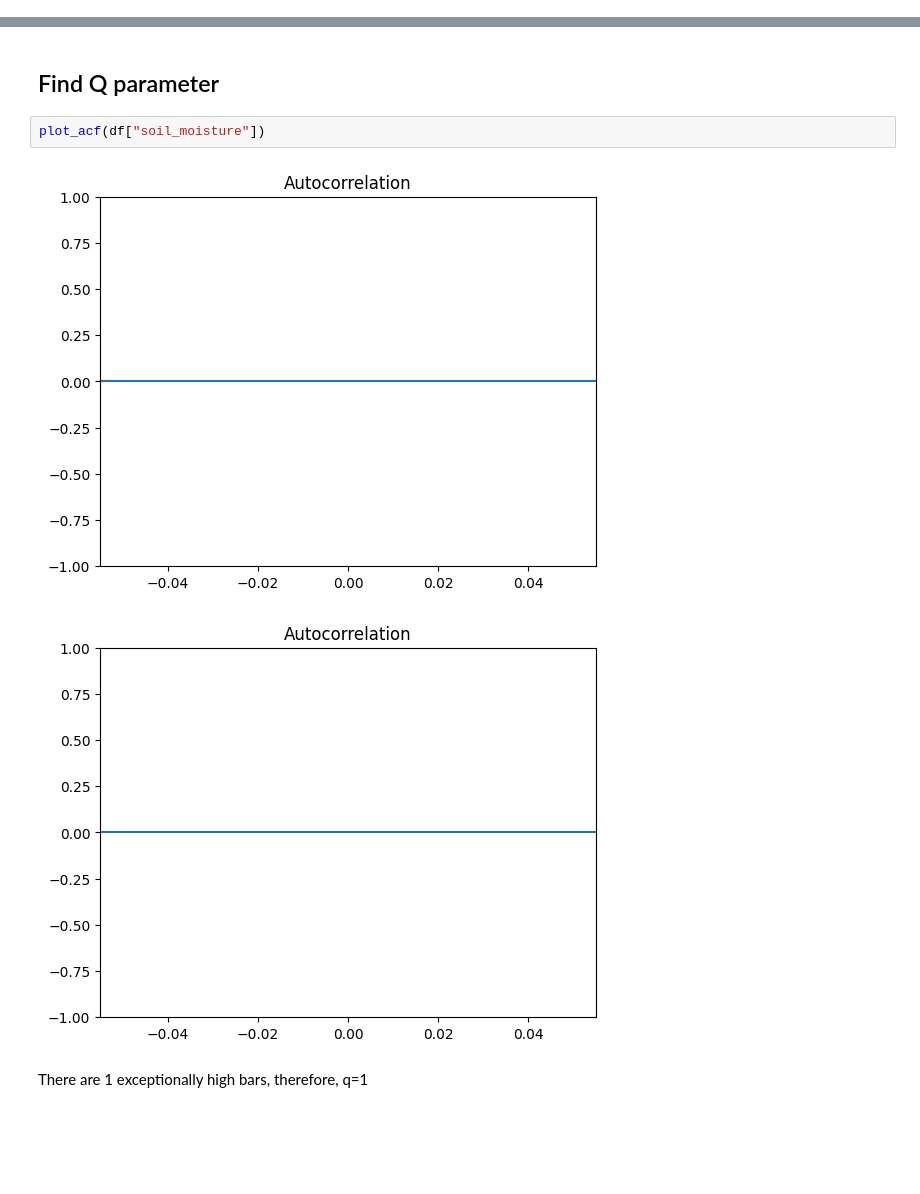
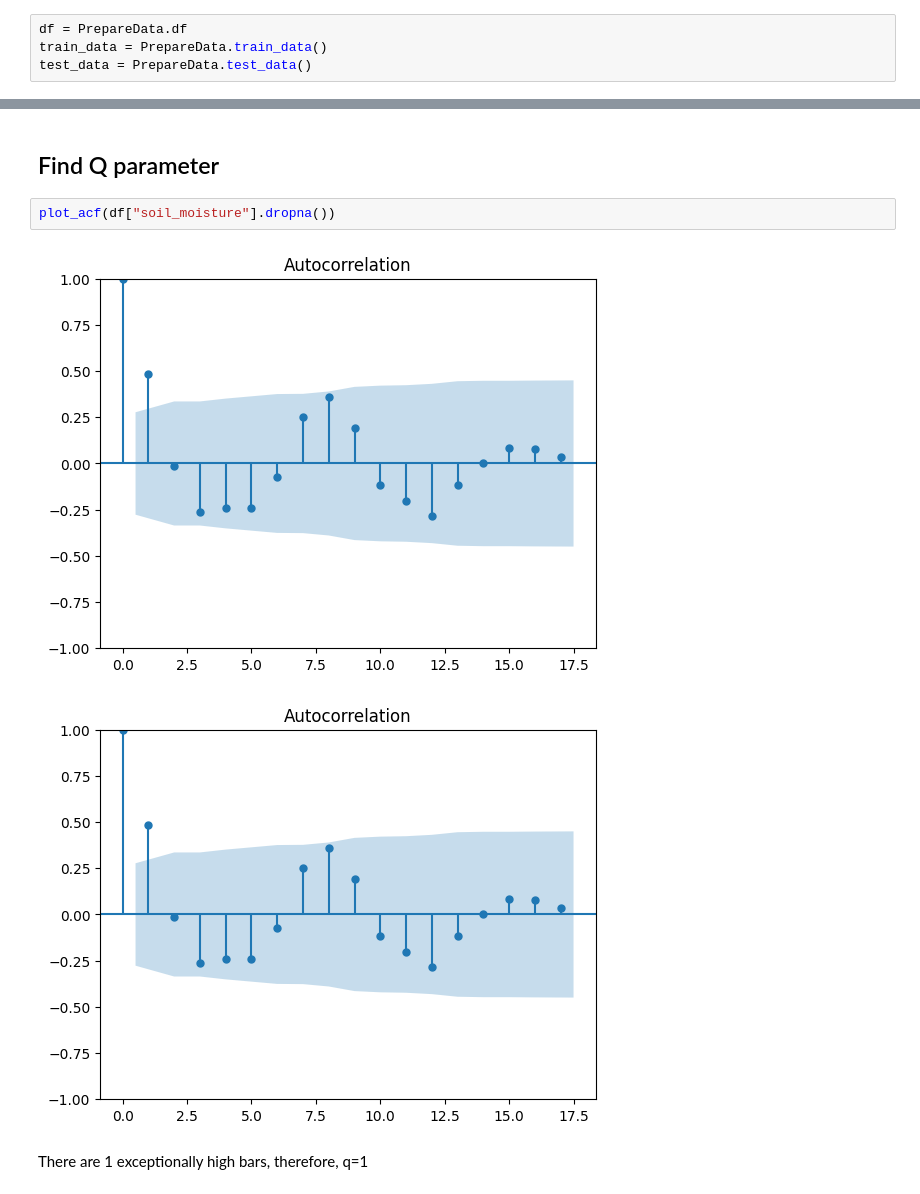
Before and after one commit to Jangsoodlor/smart-plant-pot-model, a Jupyter notebook: training/arimax.ipynb, the cells around one changed output, grey strips where cells are left out. Saved outputs shown, nothing was run; the diff lists cells and outputs as text; blank space fills up the shorter version.

Commit message:
refactor and re-sample the data to 6 hours

```diff
--- a/training/arimax.ipynb
+++ b/training/arimax.ipynb
@@ -41,3 +18,7 @@ df.head()
+# %%
+df = PrepareData.df
+train_data = PrepareData.train_data()
+test_data = PrepareData.test_data()
 # %% [markdown]
 # EDA
 # %%
@@ -129,10 +119,10 @@ There are 1 exceptionally high bars, therefore, p=1
 # %% [markdown]
 ## Find Q parameter
 # %%
-plot_acf(df["soil_moisture"])
+plot_acf(df["soil_moisture"].dropna())
 # %% [output]
-[figure, old version]
+[figure, new version]
-[figure, old version]
+[figure, new version]
 # %% [markdown]
 There are 1 exceptionally high bars, therefore, q=1
 # %% [markdown]
```
Also changed, not shown: parts of 24 cells of this notebook, 8 other files.
